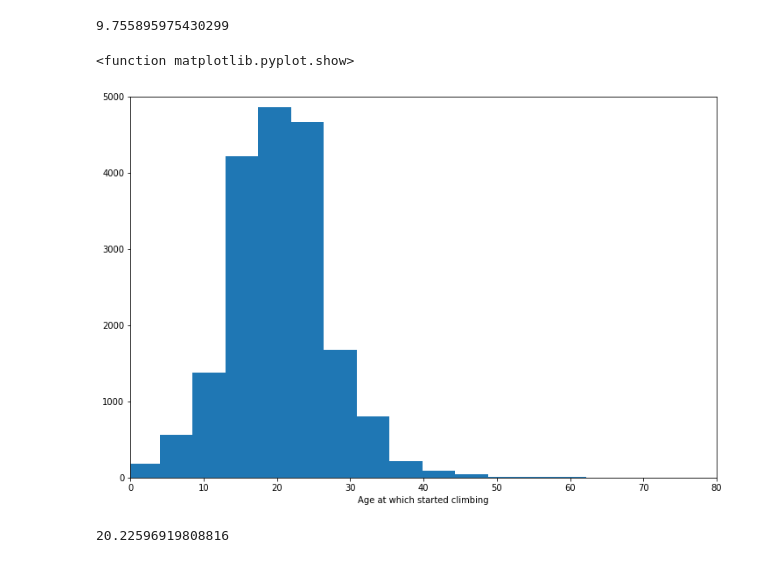
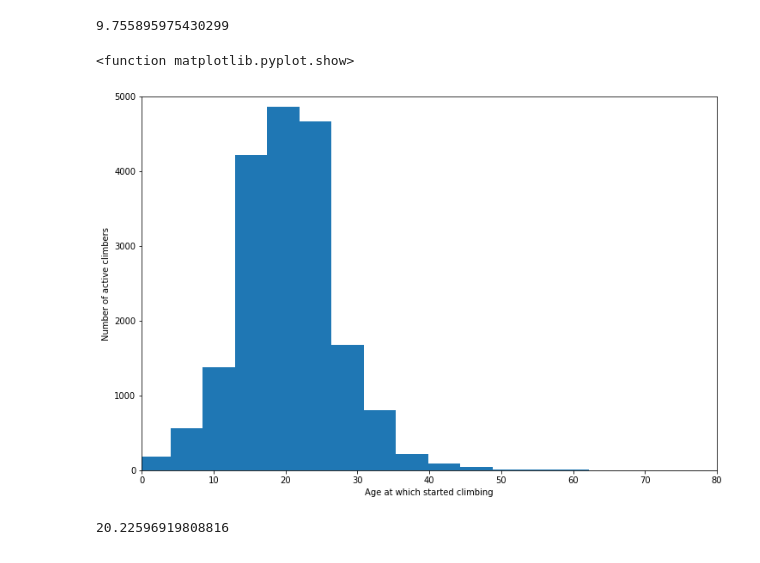
Before and after one commit to victor-mouquin/8a.nu, a Jupyter notebook: 8a.nu_climbing.ipynb, the cells around one changed output. Cells and saved outputs as stored; diff of their text form; code cells hidden in the pictures.

```diff
--- a/8a.nu_climbing.ipynb
+++ b/8a.nu_climbing.ipynb
@@ -239,11 +240,12 @@ age_started_nonan = age_started.values[[np.isfinite(a) for a in age_started.valu
 # %%
 plt.hist(age_started_nonan.astype('float64'), bins = 50)
 plt.axis([0, 80, 0, 5000])
 plt.xlabel('Age at which started climbing')
+plt.ylabel('Number of active climbers')
 plt.show
 # %% [output]
 <function matplotlib.pyplot.show>
-[figure, old version]
+[figure, new version]
 # %%
 age_started_nonan.mean()
 # %% [output]
```
Also changed, not shown: parts of 22 cells of this notebook.
